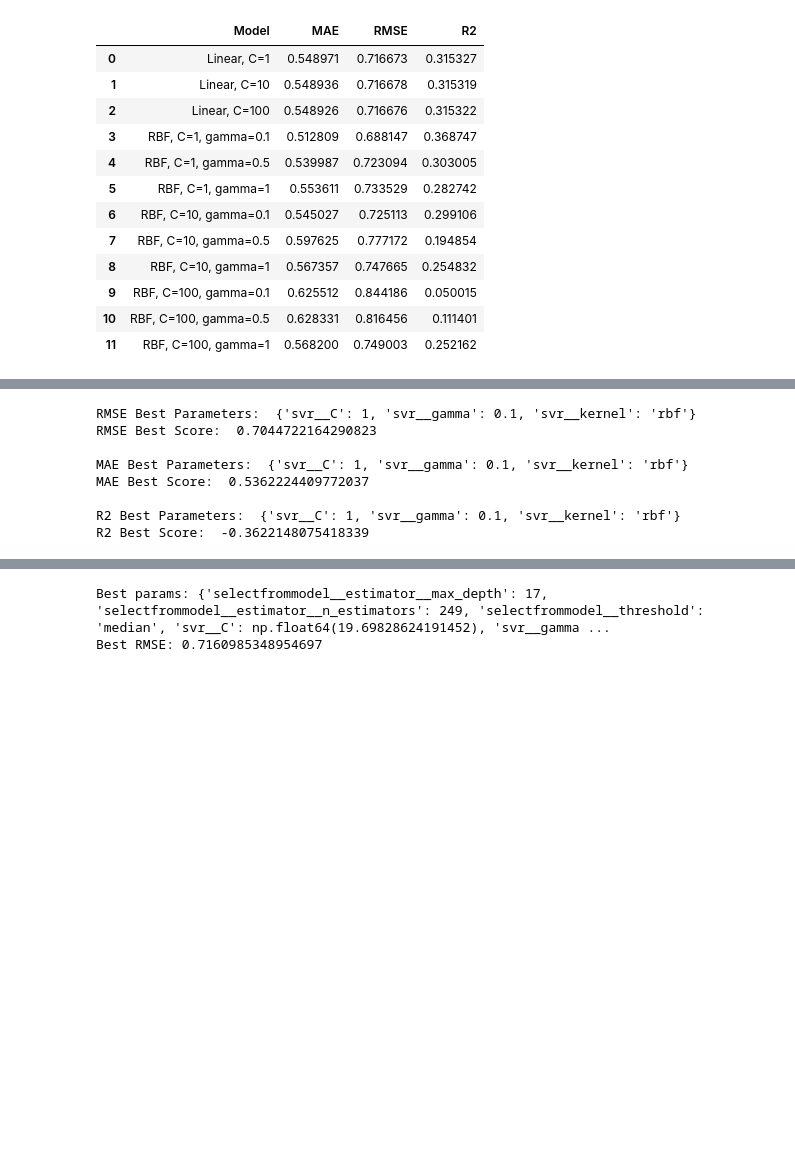
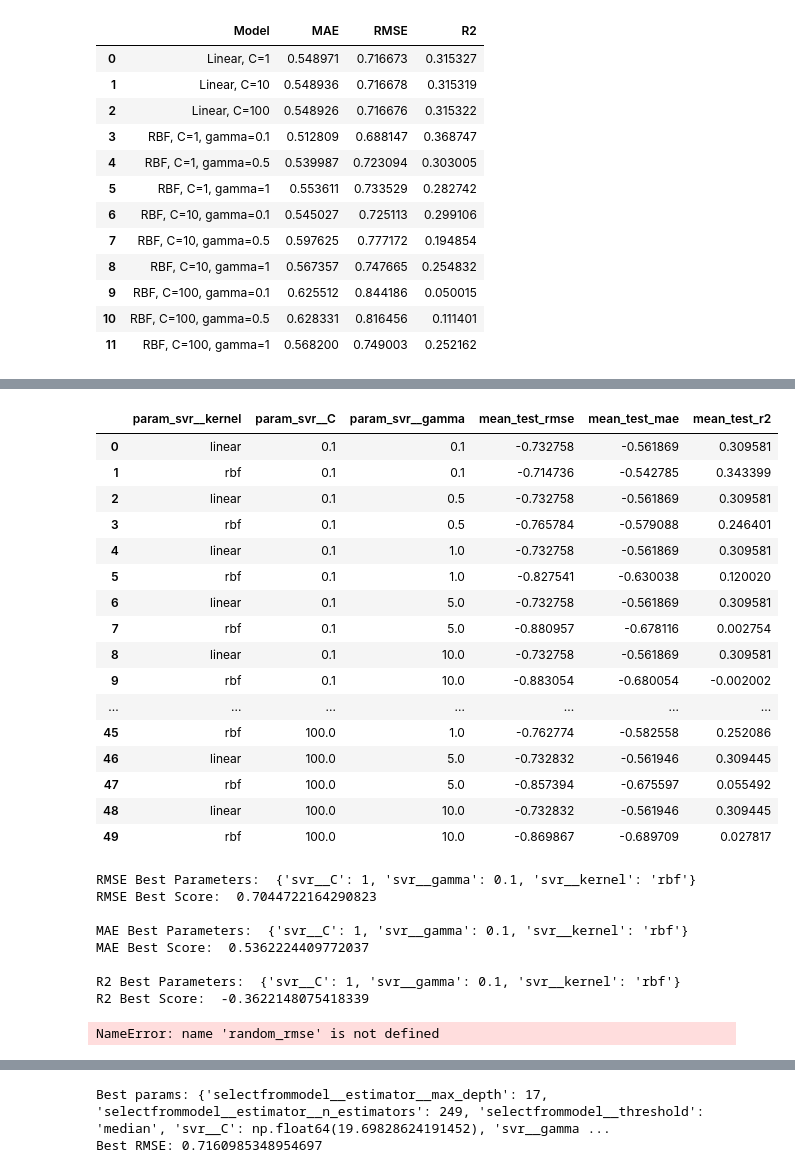
Before and after one commit to Dev-Flurssy/ml-projects, a Jupyter notebook: Notebooks/Exercise Notebooks/Exercise1.ipynb, the cells around one changed output, grey strips where cells are left out. Saved outputs shown, nothing was run; the diff lists cells and outputs as text; code cells hidden in the pictures; blank space fills up the shorter version.

Commit message:
Updated GridsearchCV and RandomizedSearchCv

```diff
--- a/Notebooks/Exercise Notebooks/Exercise1.ipynb
+++ b/Notebooks/Exercise Notebooks/Exercise1.ipynb
@@ -542 +599,39 @@ dtype: float64
+# %%
+scoring = {
+    'rmse': 'neg_root_mean_squared_error',
+    'mae': 'neg_mean_absolute_error',
+    'r2': 'r2'
+}
+
+grid_multi = GridSearchCV(
+    make_pipeline(preprocessing, SVR()),
+    param_grid,
+    cv=3,
+    scoring=scoring,
+    refit='rmse',   # choose which metric decides the "best" model
+    n_jobs=-1
+)
+
+grid_multi.fit(X_train, y_train)
+
+results_multi = pd.DataFrame(grid_multi.cv_results_)
+display(results_multi[['param_svr__kernel','param_svr__C','param_svr__gamma', 'mean_test_rmse','mean_test_mae','mean_test_r2']])
+# %% [output]
+|  | param_svr__kernel | param_svr__C | param_svr__gamma | mean_test_rmse | mean_test_mae | mean_test_r2 |
+| 0 | linear | 0.1 | 0.1 | -0.732758 | -0.561869 | 0.309581 |
+| 1 | rbf | 0.1 | 0.1 | -0.714736 | -0.542785 | 0.343399 |
+| 2 | linear | 0.1 | 0.5 | -0.732758 | -0.561869 | 0.309581 |
+| 3 | rbf | 0.1 | 0.5 | -0.765784 | -0.579088 | 0.246401 |
+| 4 | linear | 0.1 | 1.0 | -0.732758 | -0.561869 | 0.309581 |
+| 5 | rbf | 0.1 | 1.0 | -0.827541 | -0.630038 | 0.120020 |
+| 6 | linear | 0.1 | 5.0 | -0.732758 | -0.561869 | 0.309581 |
+| 7 | rbf | 0.1 | 5.0 | -0.880957 | -0.678116 | 0.002754 |
+| 8 | linear | 0.1 | 10.0 | -0.732758 | -0.561869 | 0.309581 |
+| 9 | rbf | 0.1 | 10.0 | -0.883054 | -0.680054 | -0.002002 |
+| ... | ... | ... | ... | ... | ... | ... |
+| 45 | rbf | 100.0 | 1.0 | -0.762774 | -0.582558 | 0.252086 |
+| 46 | linear | 100.0 | 5.0 | -0.732832 | -0.561946 | 0.309445 |
+| 47 | rbf | 100.0 | 5.0 | -0.857394 | -0.675597 | 0.055492 |
+| 48 | linear | 100.0 | 10.0 | -0.732832 | -0.561946 | 0.309445 |
+| 49 | rbf | 100.0 | 10.0 | -0.869867 | -0.689709 | 0.027817 |
 # %%
@@ -594,4 +702,32 @@ MAE Best Score:  0.5362224409772037
 
 R2 Best Parameters:  {'svr__C': 1, 'svr__gamma': 0.1, 'svr__kernel': 'rbf'}
 R2 Best Score:  -0.3622148075418339
+# %%
+import pandas as pd
+
+# Collect results into a list of dicts
+results = [
+    {
+        'Metric': 'RMSE',   # removed leading space
+        'Best Params': random_rmse.best_params_,
+        'Best Score': -random_rmse.best_score_
+    },
+    {
+        'Metric': 'MAE',
+        'Best Params': random_mae.best_params_,
+        'Best Score': -random_mae.best_score_
+    },
+    {
+        'Metric': 'R²',
+        'Best Params': random_r2.best_params_,
+        'Best Score': random_r2.best_score_
+    }
+]
+
+# Convert to DataFrame
+results_df = pd.DataFrame(results)
+
+display(results_df)
+# %% [output]
+NameError: name 'random_rmse' is not defined
 # %%
```
Also changed, not shown: parts of 8 cells of this notebook, 1 other file.
